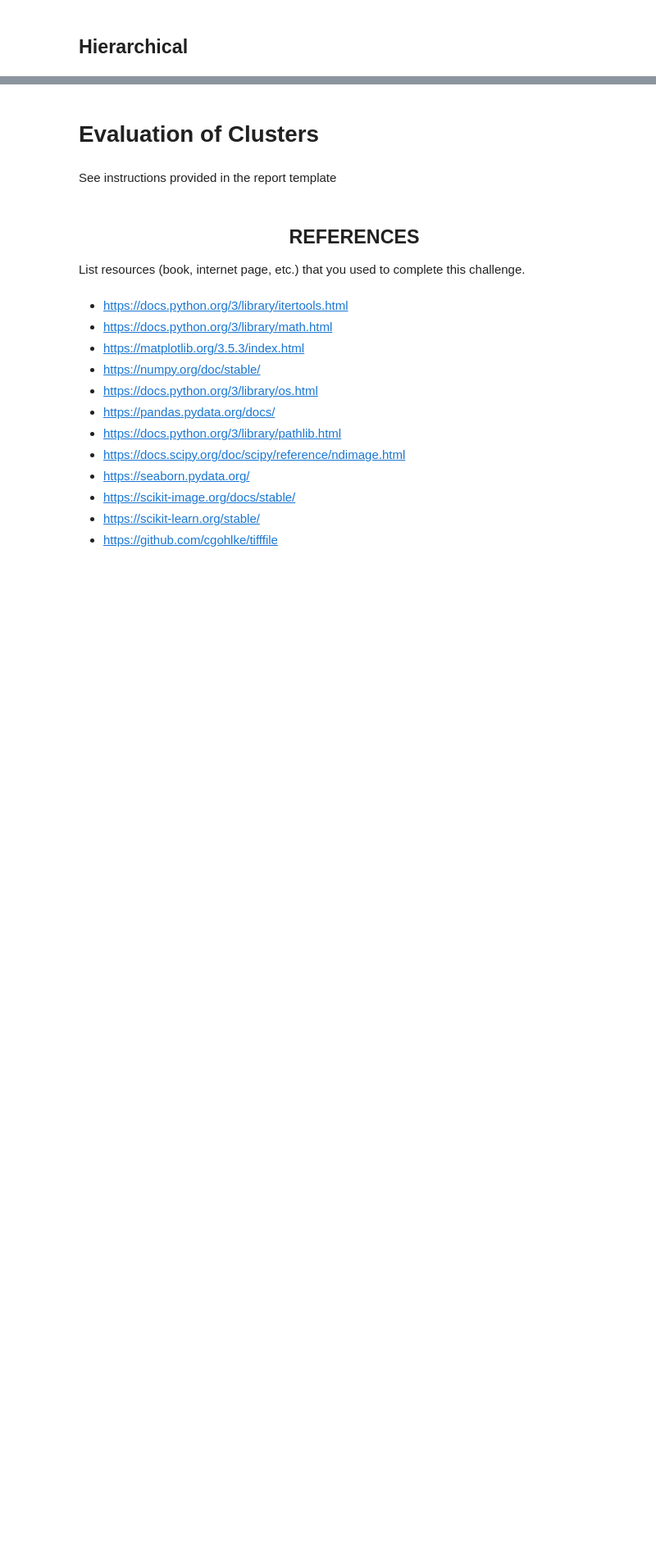
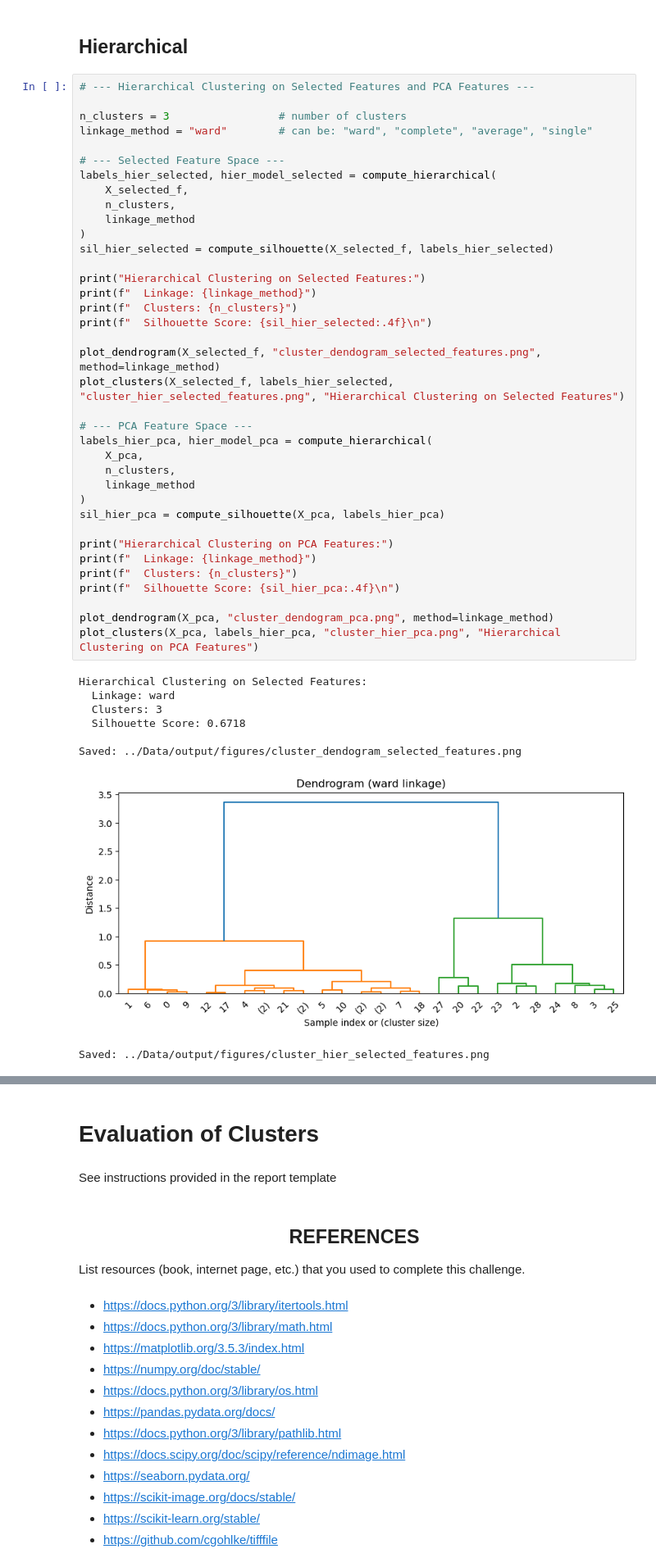
Before and after one commit to arlemoine/CMPS451_Project, a Jupyter notebook: Notebooks/adriean.ipynb, the cells around one changed output, grey strips where cells are left out. Shown at 82% size. Saved outputs shown, nothing was run; the diff lists cells and outputs as text; blank space fills up the shorter version.

Commit message:
(adriean.ipynb) Complete cluster generation

```diff
--- a/Notebooks/adriean.ipynb
+++ b/Notebooks/adriean.ipynb
@@ -1118,2 +1250,48 @@ Generated features: ['PC1_squared', 'PC2_squared', 'PC1_PC2', 'PC_magnitude', 'P
 # %% [markdown]
 ## Hierarchical
+# %%
+# --- Hierarchical Clustering on Selected Features and PCA Features ---
+
+n_clusters = 3                 # number of clusters
+linkage_method = "ward"        # can be: "ward", "complete", "average", "single"
+
+# --- Selected Feature Space ---
+labels_hier_selected, hier_model_selected = compute_hierarchical(
+    X_selected_f,
+    n_clusters,
+    linkage_method
+)
+sil_hier_selected = compute_silhouette(X_selected_f, labels_hier_selected)
+
+print("Hierarchical Clustering on Selected Features:")
+print(f"  Linkage: {linkage_method}")
+print(f"  Clusters: {n_clusters}")
+print(f"  Silhouette Score: {sil_hier_selected:.4f}\n")
+
+plot_dendrogram(X_selected_f, "cluster_dendogram_selected_features.png", method=linkage_method)
+plot_clusters(X_selected_f, labels_hier_selected, "cluster_hier_selected_features.png", "Hierarchical Clustering on Selected Features")
+
+# --- PCA Feature Space ---
+labels_hier_pca, hier_model_pca = compute_hierarchical(
+    X_pca,
+    n_clusters,
+    linkage_method
+)
+sil_hier_pca = compute_silhouette(X_pca, labels_hier_pca)
+
+print("Hierarchical Clustering on PCA Features:")
+print(f"  Linkage: {linkage_method}")
+print(f"  Clusters: {n_clusters}")
+print(f"  Silhouette Score: {sil_hier_pca:.4f}\n")
+
+plot_dendrogram(X_pca, "cluster_dendogram_pca.png", method=linkage_method)
+plot_clusters(X_pca, labels_hier_pca, "cluster_hier_pca.png", "Hierarchical Clustering on PCA Features")
+# %% [output]
+Hierarchical Clustering on Selected Features:
+  Linkage: ward
+  Clusters: 3
+  Silhouette Score: 0.6718
+
+Saved: ../Data/output/figures/cluster_dendogram_selected_features.png
+[figure, added]
+Saved: ../Data/output/figures/cluster_hier_selected_features.png
```
Also changed, not shown: parts of 5 cells of this notebook, 6 other files.
